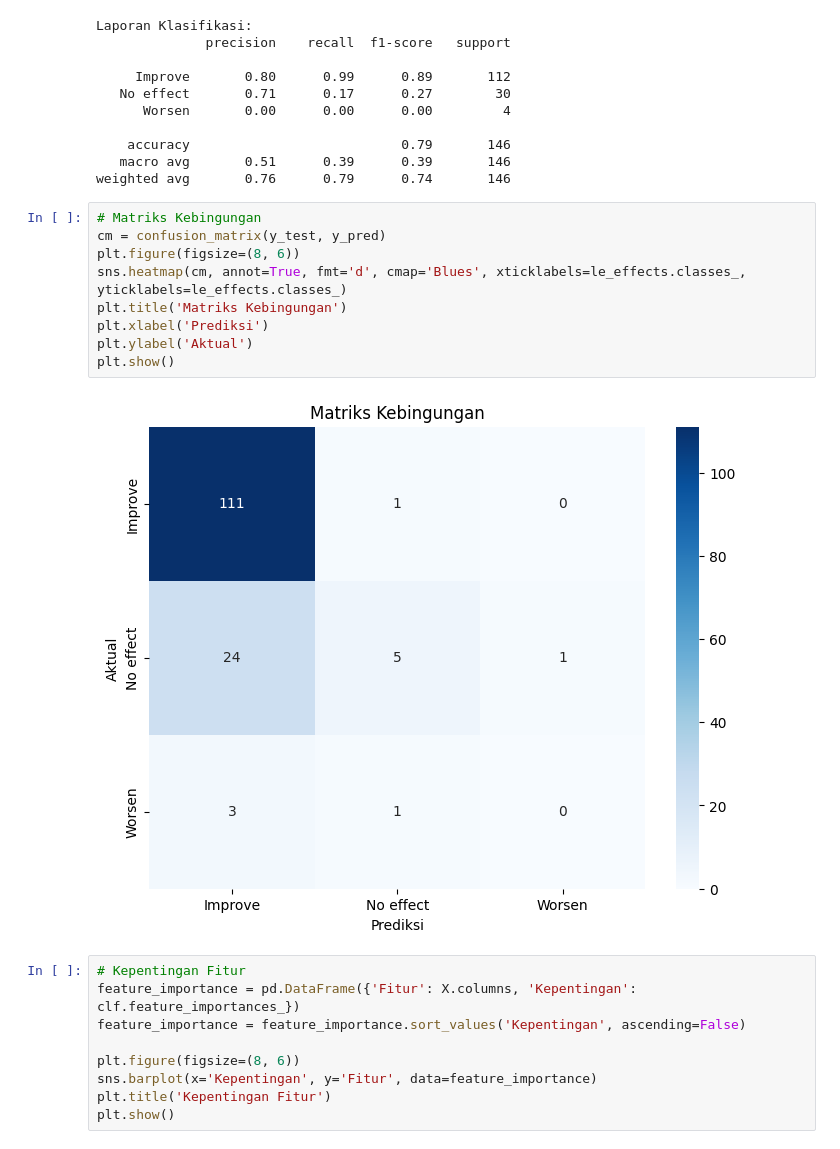
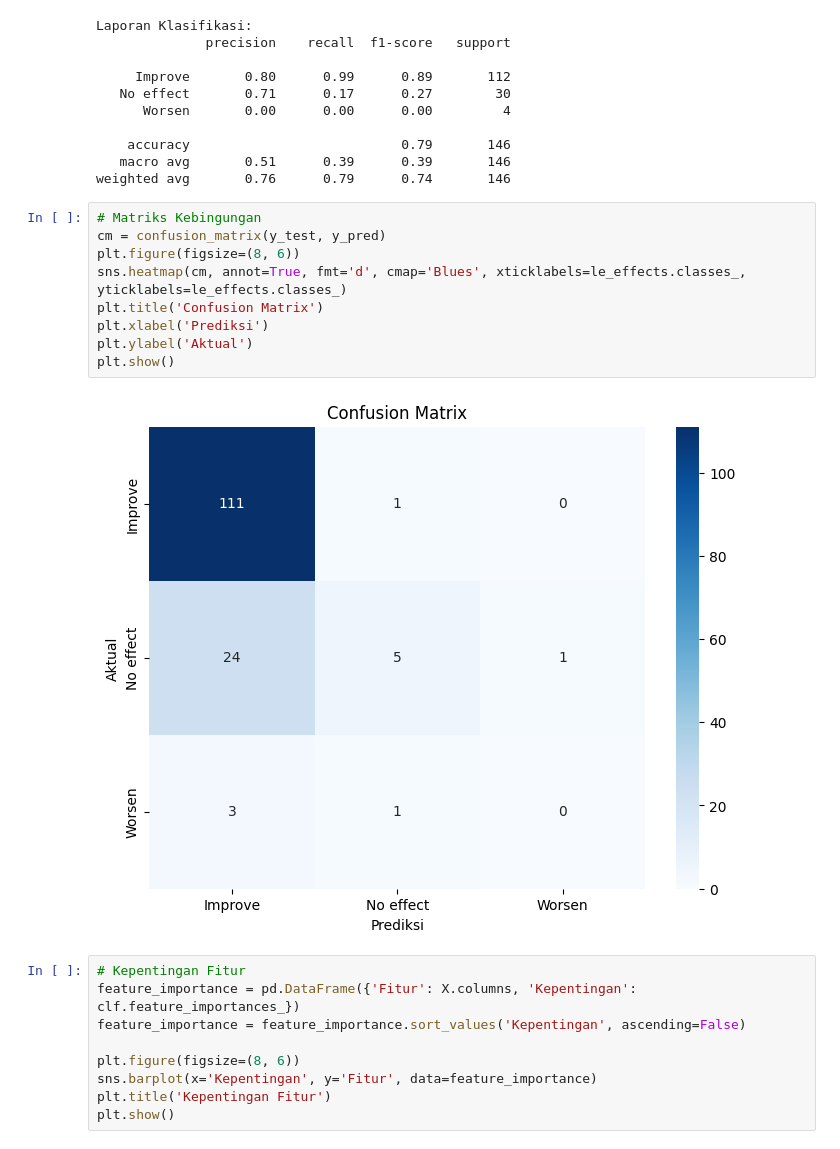
Before and after one commit to linggaardians/Visualisai-MxMH, a Jupyter notebook: notebooks/viz_mxmh_ext.ipynb, the cells around one changed output. Saved outputs shown, nothing was run; the diff lists cells and outputs as text.

```diff
--- a/notebooks/viz_mxmh_ext.ipynb
+++ b/notebooks/viz_mxmh_ext.ipynb
@@ -323,14 +343,14 @@ weighted avg       0.76      0.79      0.74       146
 # %%
 # Matriks Kebingungan
 cm = confusion_matrix(y_test, y_pred)
 plt.figure(figsize=(8, 6))
 sns.heatmap(cm, annot=True, fmt='d', cmap='Blues', xticklabels=le_effects.classes_, yticklabels=le_effects.classes_)
-plt.title('Matriks Kebingungan')
+plt.title('Confusion Matrix')
 plt.xlabel('Prediksi')
 plt.ylabel('Aktual')
 plt.show()
 # %% [output]
-[figure, old version]
+[figure, new version]
 # %%
 # Kepentingan Fitur
 feature_importance = pd.DataFrame({'Fitur': X.columns, 'Kepentingan': clf.feature_importances_})
```
Also changed, not shown: parts of 10 cells of this notebook.
